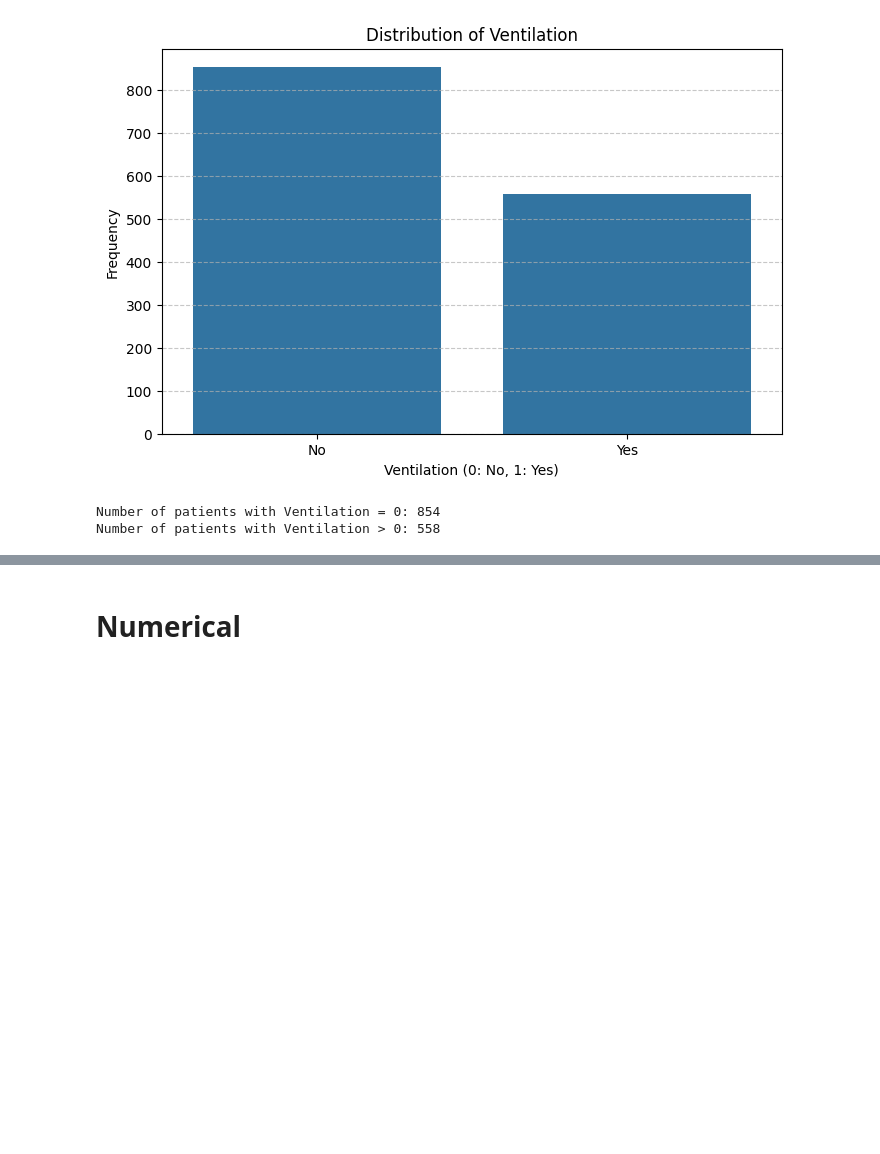
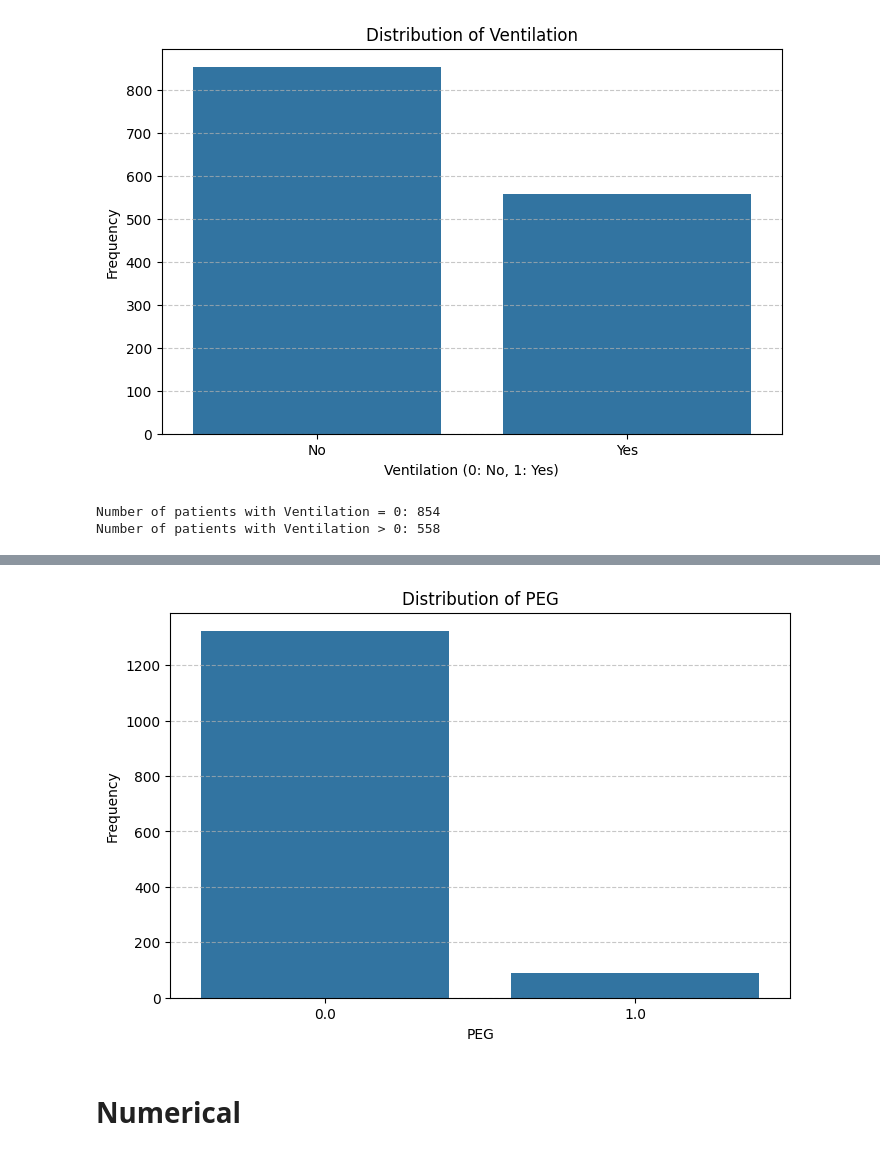
Before and after one commit to FaridRash/Advance-Statistical-Learnin--Semester-3, a Jupyter notebook: MH/Mh_AD_Data_understanding.ipynb, the cells around one changed output, grey strips where cells are left out. Saved outputs shown, nothing was run; the diff lists cells and outputs as text; code cells hidden in the pictures; blank space fills up the shorter version.

```diff
--- a/MH/Mh_AD_Data_understanding.ipynb
+++ b/MH/Mh_AD_Data_understanding.ipynb
@@ -407,3 +432,14 @@ Number of patients with Ventilation > 0: 558
+# %%
+# Create a bar plot for PEG
+plt.figure(figsize=(8, 5))
+sns.countplot(data=df, x='PEG')
+plt.title('Distribution of PEG')
+plt.xlabel('PEG')
+plt.ylabel('Frequency')
+plt.grid(axis='y', linestyle='--', alpha=0.7)
+plt.show()
+# %% [output]
+[figure, added]
 # %% [markdown]
 # Numerical
 # %% [markdown]
```
Also changed, not shown: parts of 6 cells of this notebook.
